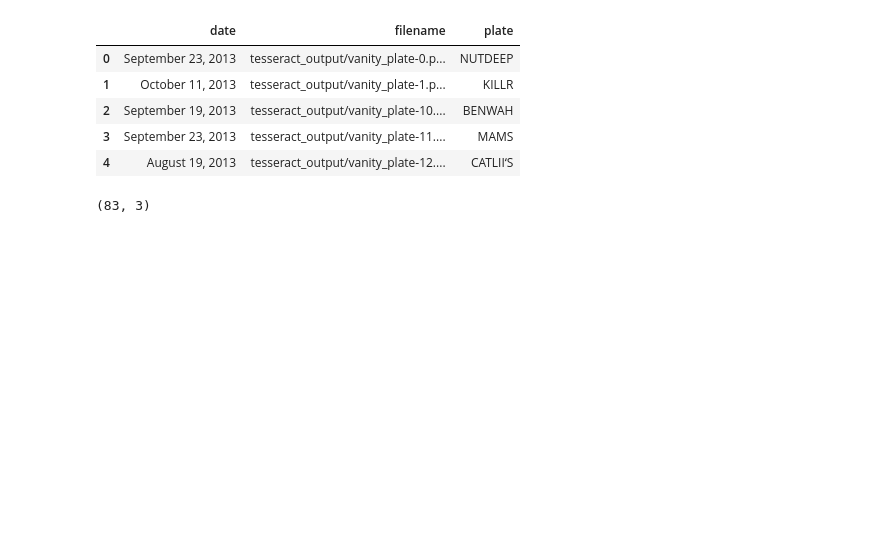
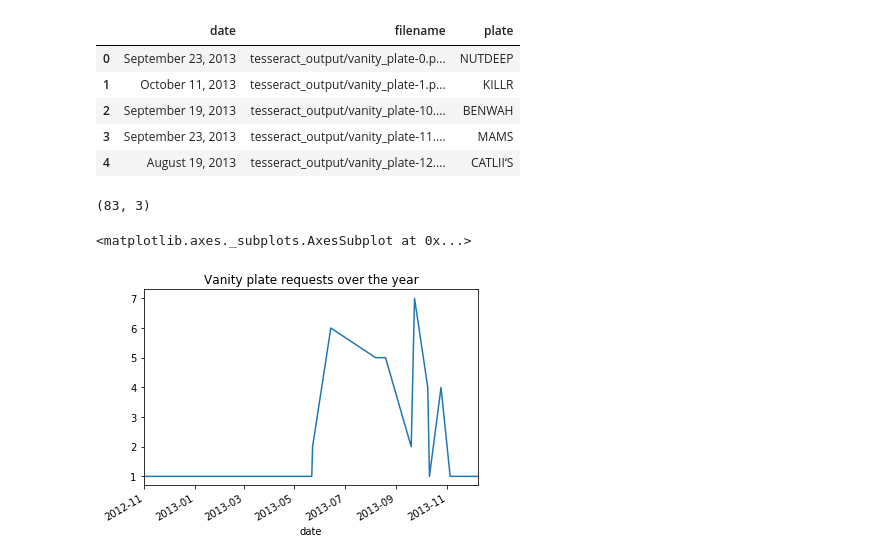
Before and after one commit to mathieulede/foundations, a Jupyter notebook: 15-Homework PDF-to-text/Vanity license plates/Vanity license plates.ipynb, the cells around one changed output. Drawn from its saved outputs; the diff is of its cells as text; code cells hidden in the pictures; blank space fills up the shorter version.

```diff
--- a/15-Homework PDF-to-text/Vanity license plates/Vanity license plates.ipynb
+++ b/15-Homework PDF-to-text/Vanity license plates/Vanity license plates.ipynb
@@ -52,0 +54,10 @@ plates_df.to_csv('result.csv')
+# %%
+plates_df = pd.read_csv('vanity_license_plates.csv')
+# %%
+plates_df['date'] = pd.to_datetime(plates_df['date'], format='%B %d, %Y', errors='coerce')
+# %%
+%matplotlib inline
+plates_df.groupby('date')['filename'].count().plot(title='Vanity plate requests over the year')
+# %% [output]
+<matplotlib.axes._subplots.AxesSubplot at 0x...>
+[figure, added]
```
Also changed, not shown: parts of 2 cells of this notebook, 13 other files.
